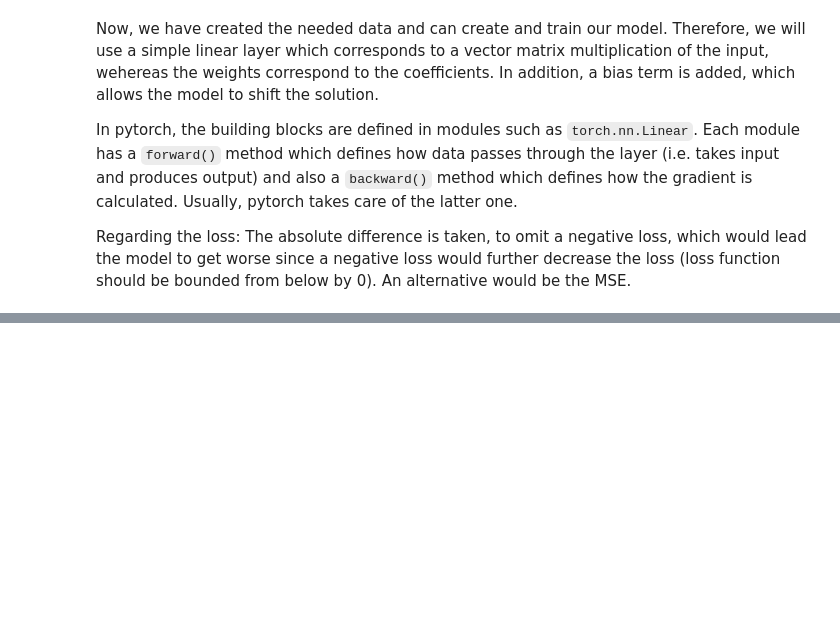
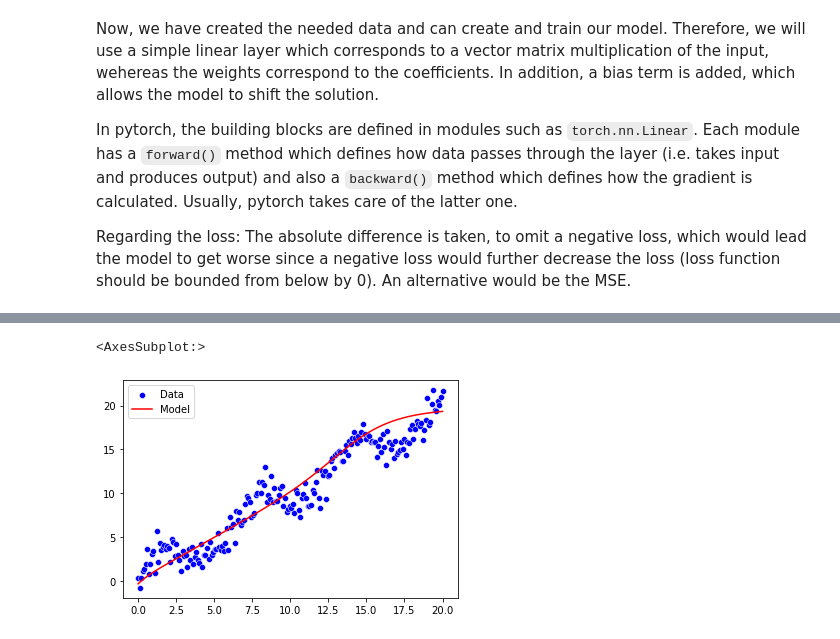
Before and after one commit to LarsG321/Book_Inside_Deep_Learning, a Jupyter notebook: Chapter 2/Reading Notes.ipynb, the cells around one changed output, grey strips where cells are left out. Drawn from its saved outputs; the diff is of its cells as text; code cells hidden in the pictures; blank space fills up the shorter version.

```diff
--- a/Chapter 2/Reading Notes.ipynb
+++ b/Chapter 2/Reading Notes.ipynb
@@ -104,0 +114,5 @@ train_simple_network(model, loss_func,training_loader,20, device="cpu")
+# %%
+# building a more complicated network with the sequential api
+model = nn.Sequential(nn.Linear(1,10),
+                      nn.Linear(10,1))
+train_simple_network(model, loss_func, training_loader, device="cuda")
@@ -104,0 +128,15 @@ train_simple_network(model, loss_func,training_loader,20, device="cpu")
+# %%
+model = nn.Sequential(
+    nn.Linear(1,10),
+    nn.Tanh(),
+    nn.Linear(10,1)
+)
+train_simple_network(model, loss_func, training_loader, epochs=100, device="cuda")
+# %%
+with torch.no_grad():
+    y_pred = model(torch.tensor(X.reshape(-1,1), device="cuda", dtype=torch.float32)).cpu().numpy()
+sns.scatterplot(x=X,y=y, color ="blue", label="Data")
+sns.lineplot(x=X, y=y_pred.ravel(), color="red", label="Model")
+# %% [output]
+<AxesSubplot:>
+[figure, added]
```
Also changed, not shown: parts of 14 cells of this notebook.
